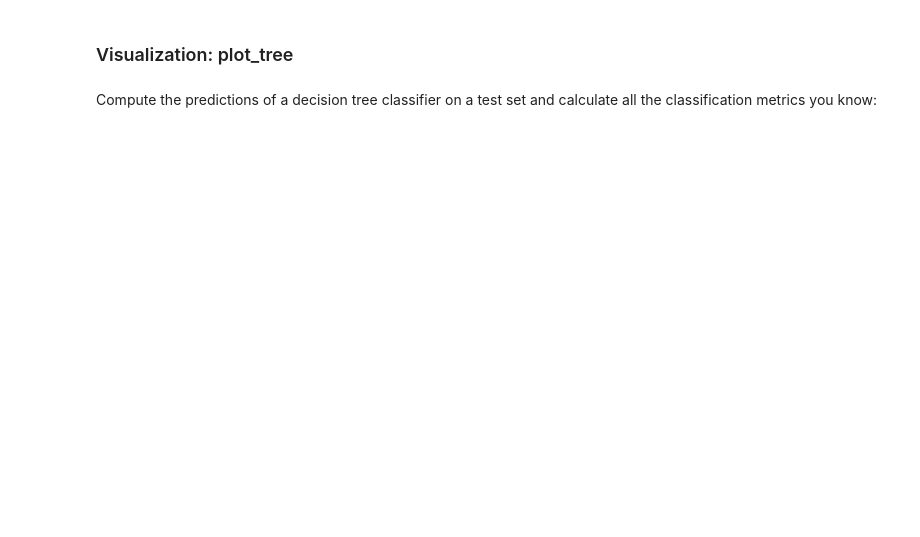
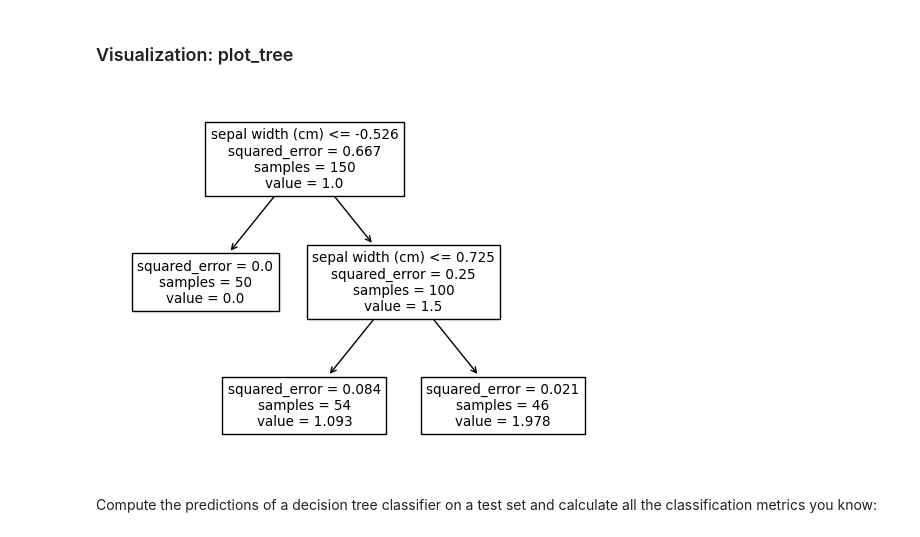
Before and after one commit to LexouLam/ML3, a Jupyter notebook: notebook/A1_ML3.1 - Algorithms Kit Eleve.ipynb, the cells around one changed output. Saved outputs shown, nothing was run; the diff lists cells and outputs as text; code cells hidden in the pictures; blank space fills up the shorter version.

```diff
--- a/notebook/A1_ML3.1 - Algorithms Kit Eleve.ipynb
+++ b/notebook/A1_ML3.1 - Algorithms Kit Eleve.ipynb
@@ -56,0 +62,10 @@ DecisionTreeClassifier(max_depth=2)
+# %%
+# Train a decision tree with max_depth=2
+from sklearn.tree import DecisionTreeRegressor
+from sklearn.preprocessing import StandardScaler
+
+scaler=StandardScaler()
+X_norm = scaler.fit_transform(X)
+
+tree_reg = DecisionTreeRegressor(max_depth=2)
+tree_reg.fit(X_norm, y)
@@ -74,6 +106,10 @@ imgplot = plt.imshow(img)
 ### Visualization: plot_tree
 # %%
 # visualize using the 'plot_tree' method (from the sklearn.tree module)
-plot = plot_tree(tree_clf, feature_names = iris.feature_names[:2], class_names = iris.target_names)
+from sklearn.tree import plot_tree
+
+plot = plot_tree(tree_reg, feature_names = iris.feature_names[:2], class_names = iris.target_names)
+# %% [output]
+[figure, added]
 # %% [markdown]
 Compute the predictions of a decision tree classifier on a test set and calculate all the classification metrics you know:
```
Also changed, not shown: parts of 12 cells of this notebook, 2 other files.
